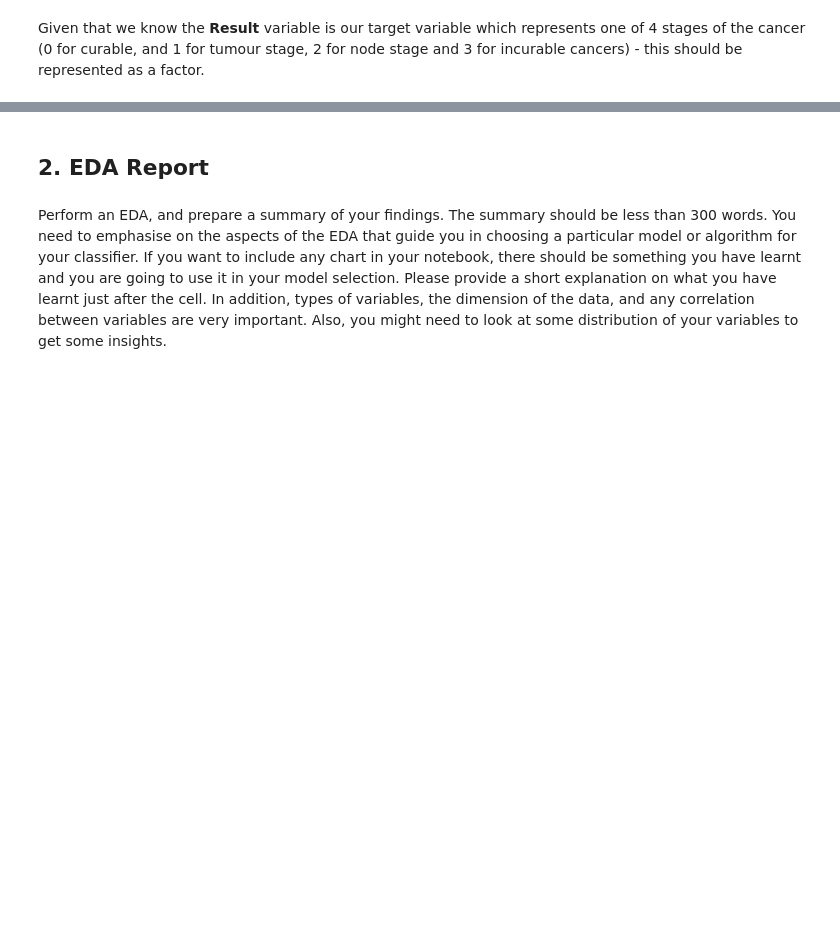
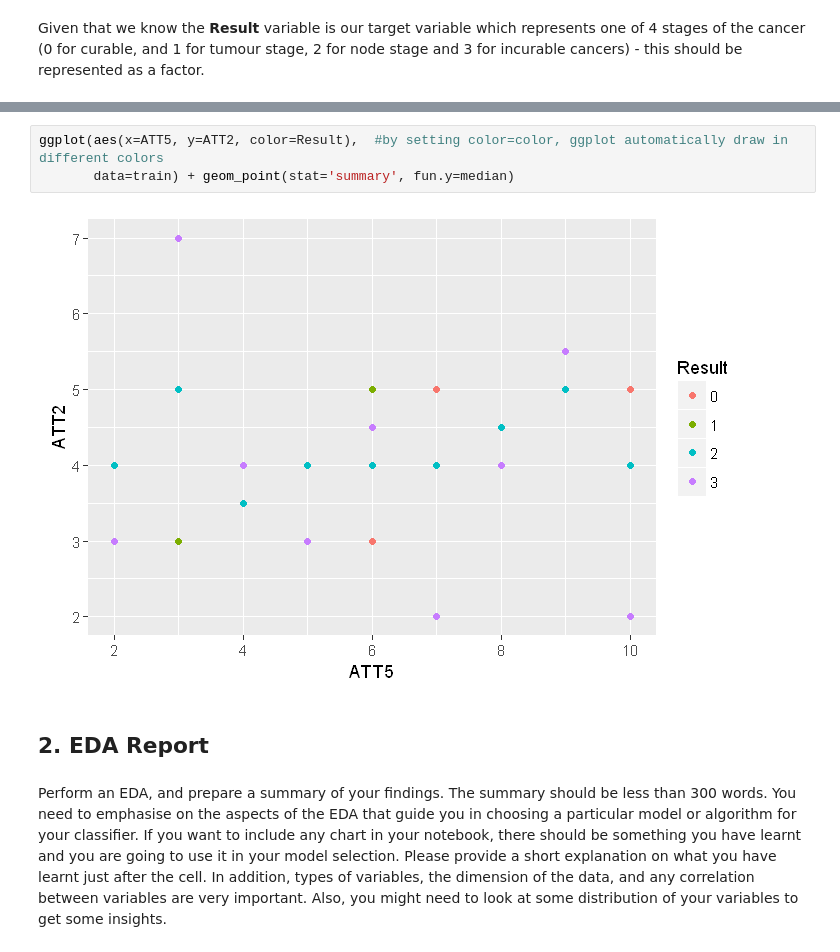
Before and after one commit to codeBehindMe/ADLA3, a Jupyter notebook: groupG.ipynb, the cells around one changed output, grey strips where cells are left out. Cells and saved outputs as stored; diff of their text form; blank space fills up the shorter version.

```diff
--- a/groupG.ipynb
+++ b/groupG.ipynb
@@ -66,3 +148,8 @@ plot(prostate$Result, mean(prostate$ATT1), xlab = "BMI", ylab = "age")
+# %%
+ggplot(aes(x=ATT5, y=ATT2, color=Result),  #by setting color=color, ggplot automatically draw in different colors
+       data=train) + geom_point(stat='summary', fun.y=median)
+# %% [output]
+[figure, added]
 # %% [markdown]
 ## 2. EDA Report
 # %% [markdown]
```
Also changed, not shown: parts of 13 cells of this notebook, 1 other file.
